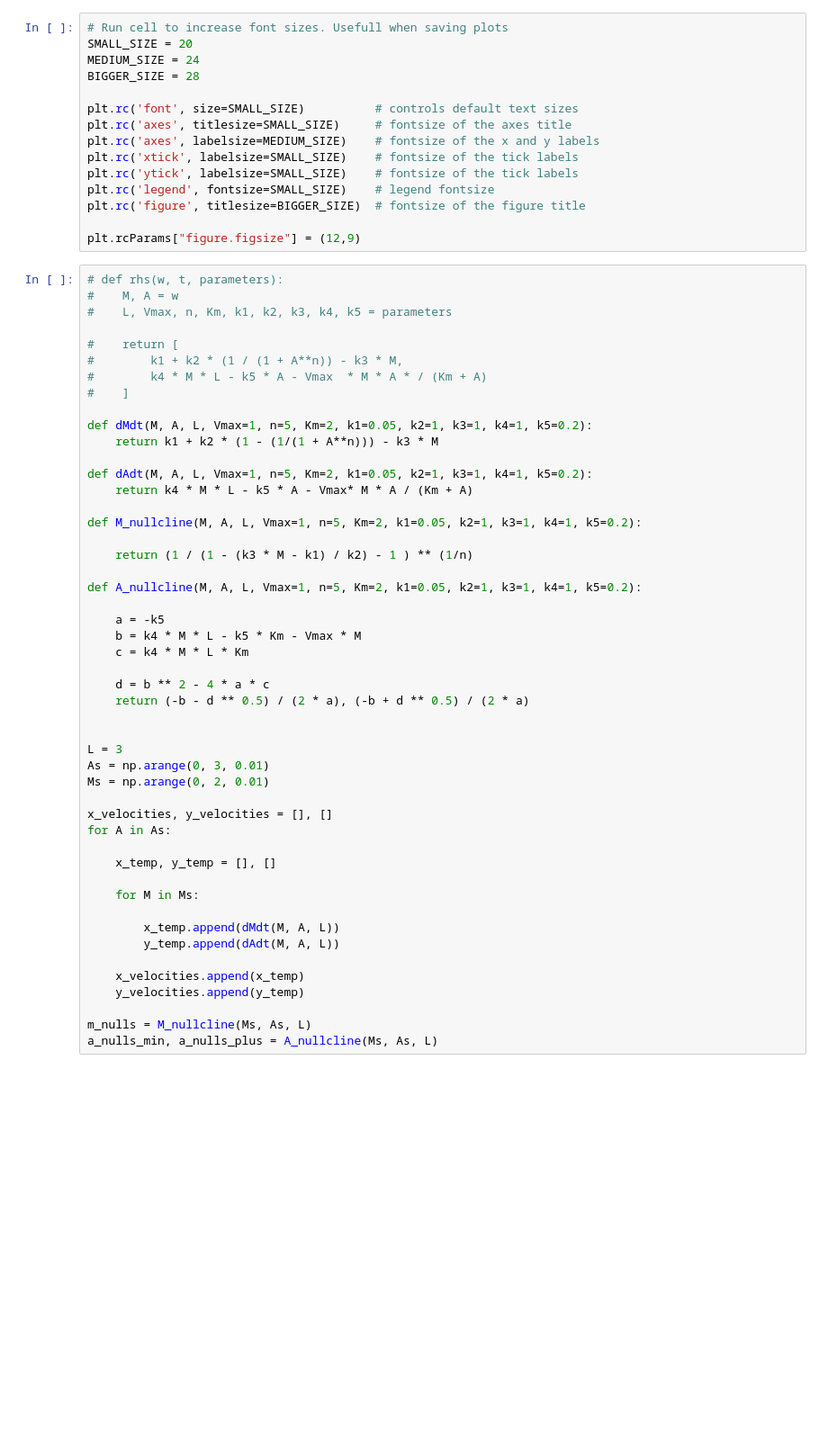
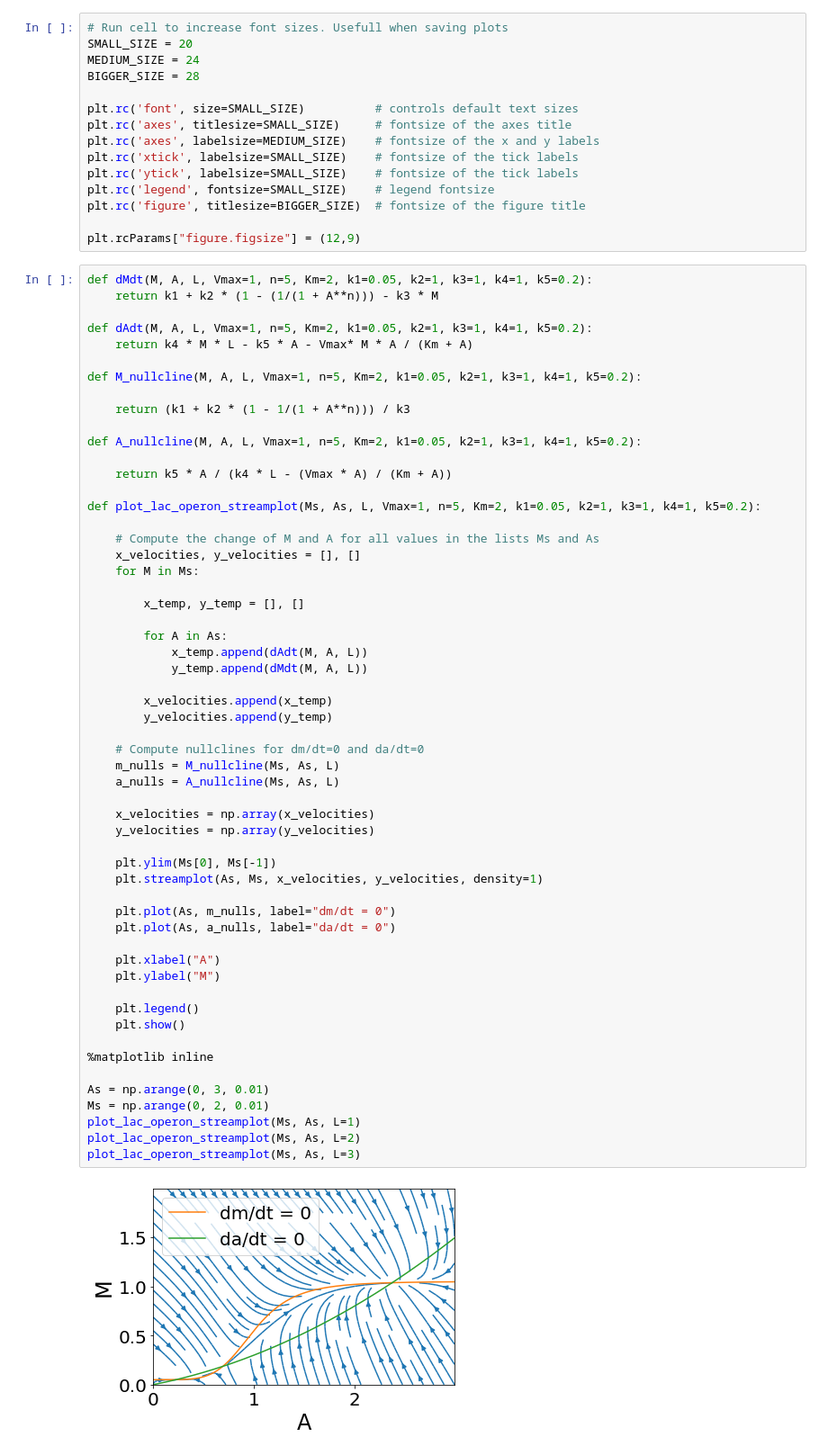
Before and after one commit to Nickvs99/ComputationalBiology, a Jupyter notebook: Set2/lac_operon.ipynb, the cells around one changed output. Shown at 90% size. Saved outputs shown, nothing was run; the diff lists cells and outputs as text; blank space fills up the shorter version.

Commit message:
Plot for the cases of L=1,2, and 3

```diff
--- a/Set2/lac_operon.ipynb
+++ b/Set2/lac_operon.ipynb
@@ -17,51 +17,60 @@ plt.rc('figure', titlesize=BIGGER_SIZE)  # fontsize of the figure title
 
 plt.rcParams["figure.figsize"] = (12,9)
 # %%
-# def rhs(w, t, parameters):
-#    M, A = w
-#    L, Vmax, n, Km, k1, k2, k3, k4, k5 = parameters
-
-#    return [
-#        k1 + k2 * (1 / (1 + A**n)) - k3 * M,
-#        k4 * M * L - k5 * A - Vmax  * M * A * / (Km + A)
-#    ]
-
 def dMdt(M, A, L, Vmax=1, n=5, Km=2, k1=0.05, k2=1, k3=1, k4=1, k5=0.2):
     return k1 + k2 * (1 - (1/(1 + A**n))) - k3 * M
 
 def dAdt(M, A, L, Vmax=1, n=5, Km=2, k1=0.05, k2=1, k3=1, k4=1, k5=0.2):
     return k4 * M * L - k5 * A - Vmax* M * A / (Km + A)
 
 def M_nullcline(M, A, L, Vmax=1, n=5, Km=2, k1=0.05, k2=1, k3=1, k4=1, k5=0.2):
 
-    return (1 / (1 - (k3 * M - k1) / k2) - 1 ) ** (1/n)
+    return (k1 + k2 * (1 - 1/(1 + A**n))) / k3
 
 def A_nullcline(M, A, L, Vmax=1, n=5, Km=2, k1=0.05, k2=1, k3=1, k4=1, k5=0.2):
 
-    a = -k5
-    b = k4 * M * L - k5 * Km - Vmax * M
-    c = k4 * M * L * Km
+    return k5 * A / (k4 * L - (Vmax * A) / (Km + A))
 
-    d = b ** 2 - 4 * a * c
-    return (-b - d ** 0.5) / (2 * a), (-b + d ** 0.5) / (2 * a)
+def plot_lac_operon_streamplot(Ms, As, L, Vmax=1, n=5, Km=2, k1=0.05, k2=1, k3=1, k4=1, k5=0.2):
 
+    # Compute the change of M and A for all values in the lists Ms and As
+    x_velocities, y_velocities = [], []
+    for M in Ms:
 
-L = 3
+        x_temp, y_temp = [], []
+
+        for A in As:
+            x_temp.append(dAdt(M, A, L))
+            y_temp.append(dMdt(M, A, L))
+
+        x_velocities.append(x_temp)
+        y_velocities.append(y_temp)
+
+    # Compute nullclines for dm/dt=0 and da/dt=0
+    m_nulls = M_nullcline(Ms, As, L)
+    a_nulls = A_nullcline(Ms, As, L)
+
+    x_velocities = np.array(x_velocities)
+    y_velocities = np.array(y_velocities)
+
+    plt.ylim(Ms[0], Ms[-1])
+    plt.streamplot(As, Ms, x_velocities, y_velocities, density=1)
+
+    plt.plot(As, m_nulls, label="dm/dt = 0")
+    plt.plot(As, a_nulls, label="da/dt = 0")
+
+    plt.xlabel("A")
+    plt.ylabel("M")
+
+    plt.legend()
+    plt.show()
+
+%matplotlib inline
+
 As = np.arange(0, 3, 0.01)
 Ms = np.arange(0, 2, 0.01)
-
-x_velocities, y_velocities = [], []
-for A in As:
-
-    x_temp, y_temp = [], []
-
-    for M in Ms:
-
-        x_temp.append(dMdt(M, A, L))
-        y_temp.append(dAdt(M, A, L))
-
-    x_velocities.append(x_temp)
-    y_velocities.append(y_temp)
-
-m_nulls = M_nullcline(Ms, As, L)
-a_nulls_min, a_nulls_plus = A_nullcline(Ms, As, L)
+plot_lac_operon_streamplot(Ms, As, L=1)
+plot_lac_operon_streamplot(Ms, As, L=2)
+plot_lac_operon_streamplot(Ms, As, L=3)
+# %% [output]
+[figure, added]
```
Also changed, not shown: parts of 5 cells of this notebook.
